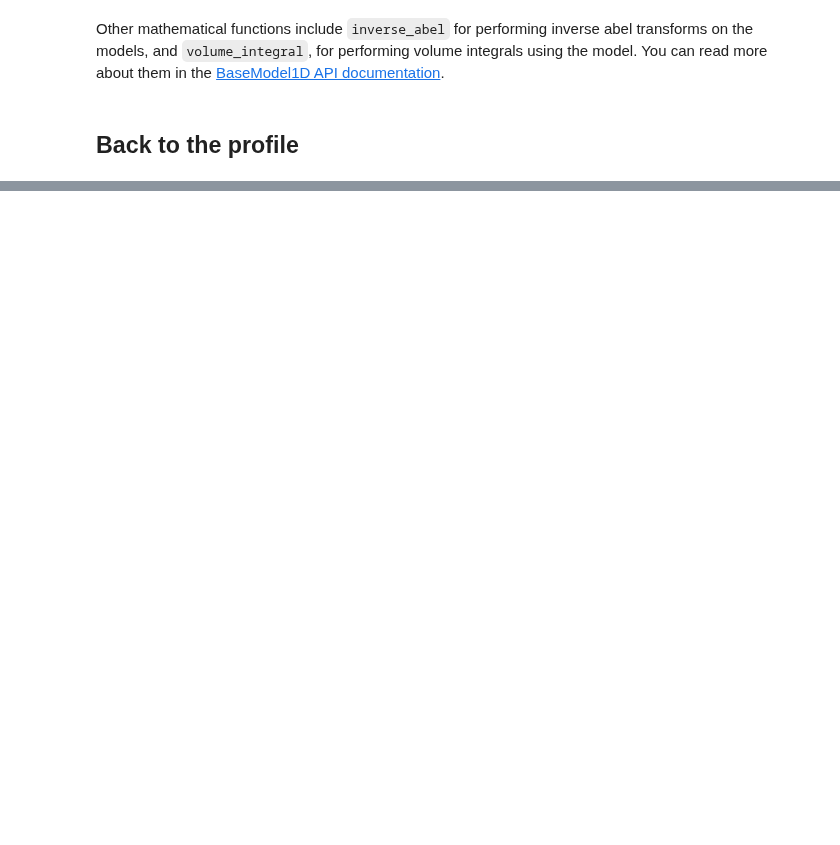
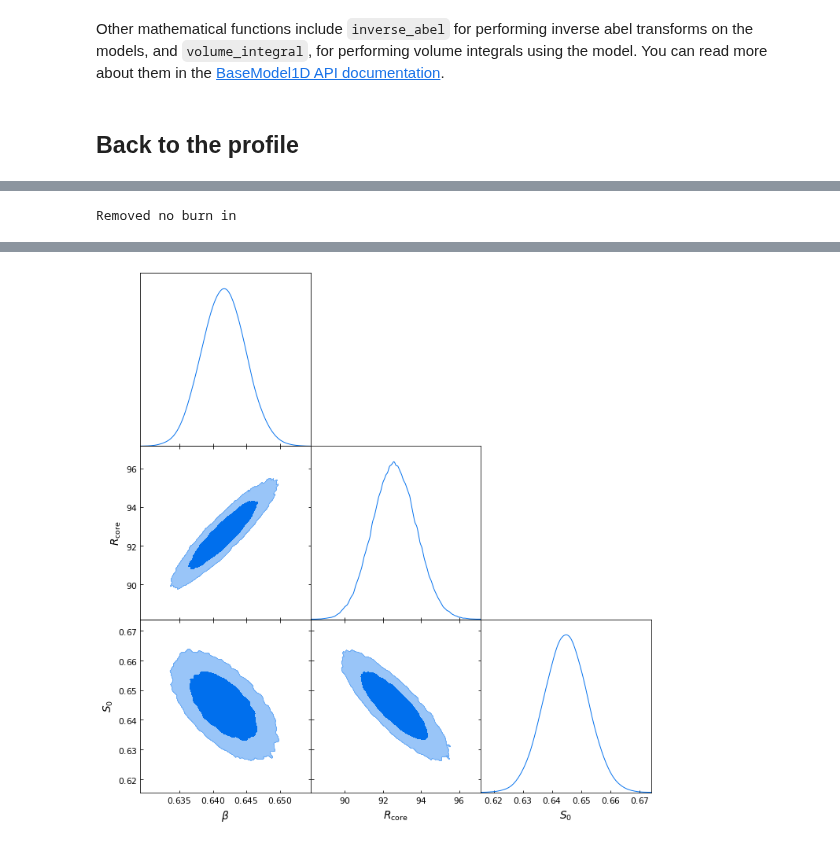
Before and after one commit to DavidT3/XGA, a Jupyter notebook: docs/source/notebooks/advanced_tutorials/intro_to_profiles.ipynb, the cells around one changed output, grey strips where cells are left out. Cells and saved outputs as stored; diff of their text form; code cells hidden in the pictures; blank space fills up the shorter version.

```diff
--- a/docs/source/notebooks/advanced_tutorials/intro_to_profiles.ipynb
+++ b/docs/source/notebooks/advanced_tutorials/intro_to_profiles.ipynb
@@ -201,0 +233,4 @@ Other mathematical functions include `inverse_abel` for performing inverse abel
+# %%
+sb_prof.view_getdist_corner('beta')
+# %% [output]
+Removed no burn in
@@ -201,0 +239 @@ Other mathematical functions include `inverse_abel` for performing inverse abel
+[figure, added]
```
Also changed, not shown: parts of 27 cells of this notebook, 1 other file.
